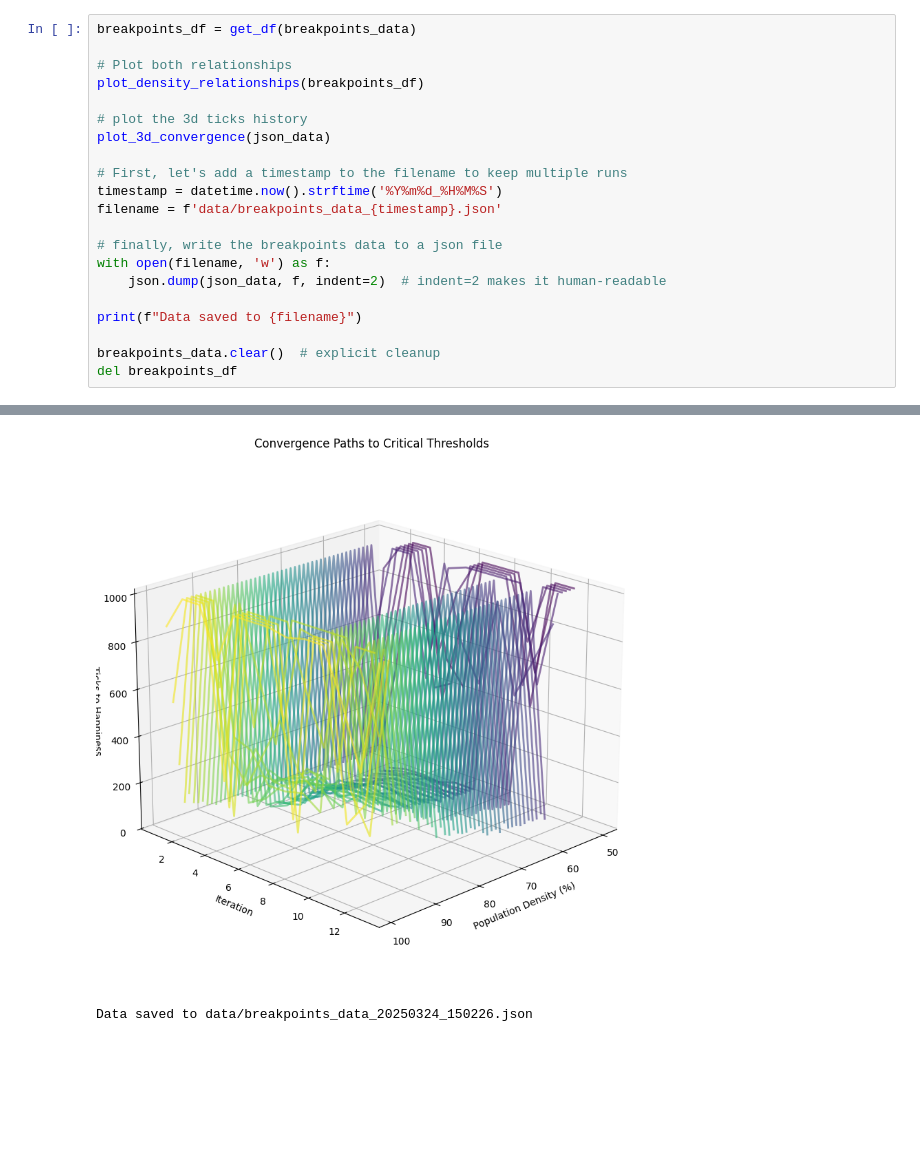
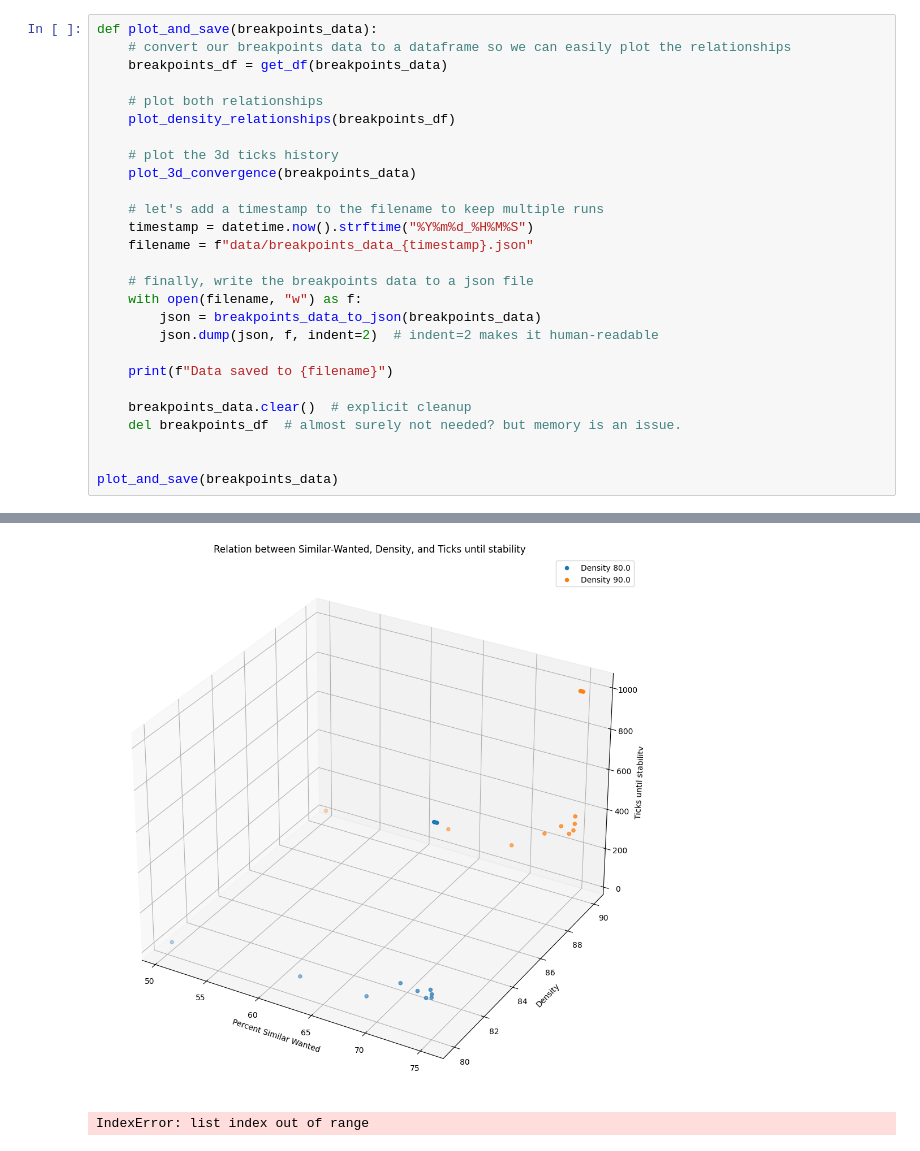
Before and after one commit to peterdresslar/cas-520, a Jupyter notebook: M2Model_Dresslar/M2Model_Dresslar.ipynb, the cells around one changed output, grey strips where cells are left out. Cells and saved outputs as stored; diff of their text form; blank space fills up the shorter version.

```diff
--- a/M2Model_Dresslar/M2Model_Dresslar.ipynb
+++ b/M2Model_Dresslar/M2Model_Dresslar.ipynb
@@ -376,22 +393,28 @@ print(f"Found {len(breakpoints_data)} breakpoints.")
 # %%
-breakpoints_df = get_df(breakpoints_data)
+def plot_and_save(breakpoints_data):
+    # convert our breakpoints data to a dataframe so we can easily plot the relationships
+    breakpoints_df = get_df(breakpoints_data)
 
-# Plot both relationships
-plot_density_relationships(breakpoints_df)
+    # plot both relationships
+    plot_density_relationships(breakpoints_df)
 
-# plot the 3d ticks history
-plot_3d_convergence(json_data)
+    # plot the 3d ticks history
+    plot_3d_convergence(breakpoints_data)
 
-# First, let's add a timestamp to the filename to keep multiple runs
-timestamp = datetime.now().strftime('%Y%m%d_%H%M%S')
-filename = f'data/breakpoints_data_{timestamp}.json'
+    # let's add a timestamp to the filename to keep multiple runs
+    timestamp = datetime.now().strftime("%Y%m%d_%H%M%S")
+    filename = f"data/breakpoints_data_{timestamp}.json"
 
-# finally, write the breakpoints data to a json file
-with open(filename, 'w') as f:
-    json.dump(json_data, f, indent=2)  # indent=2 makes it human-readable
+    # finally, write the breakpoints data to a json file
+    with open(filename, "w") as f:
+        json = breakpoints_data_to_json(breakpoints_data)
+        json.dump(json, f, indent=2)  # indent=2 makes it human-readable
 
-print(f"Data saved to {filename}")
+    print(f"Data saved to {filename}")
 
-breakpoints_data.clear()  # explicit cleanup
-del breakpoints_df
+    breakpoints_data.clear()  # explicit cleanup
+    del breakpoints_df  # almost surely not needed? but memory is an issue.
+
+
+plot_and_save(breakpoints_data)
 # %% [output]
@@ -399,2 +422,2 @@ del breakpoints_df
-[figure, old version]
+[figure, new version]
-Data saved to data/breakpoints_data_20250324_150226.json
+IndexError: list index out of range
```
Also changed, not shown: parts of 24 cells of this notebook, 3 other files.
